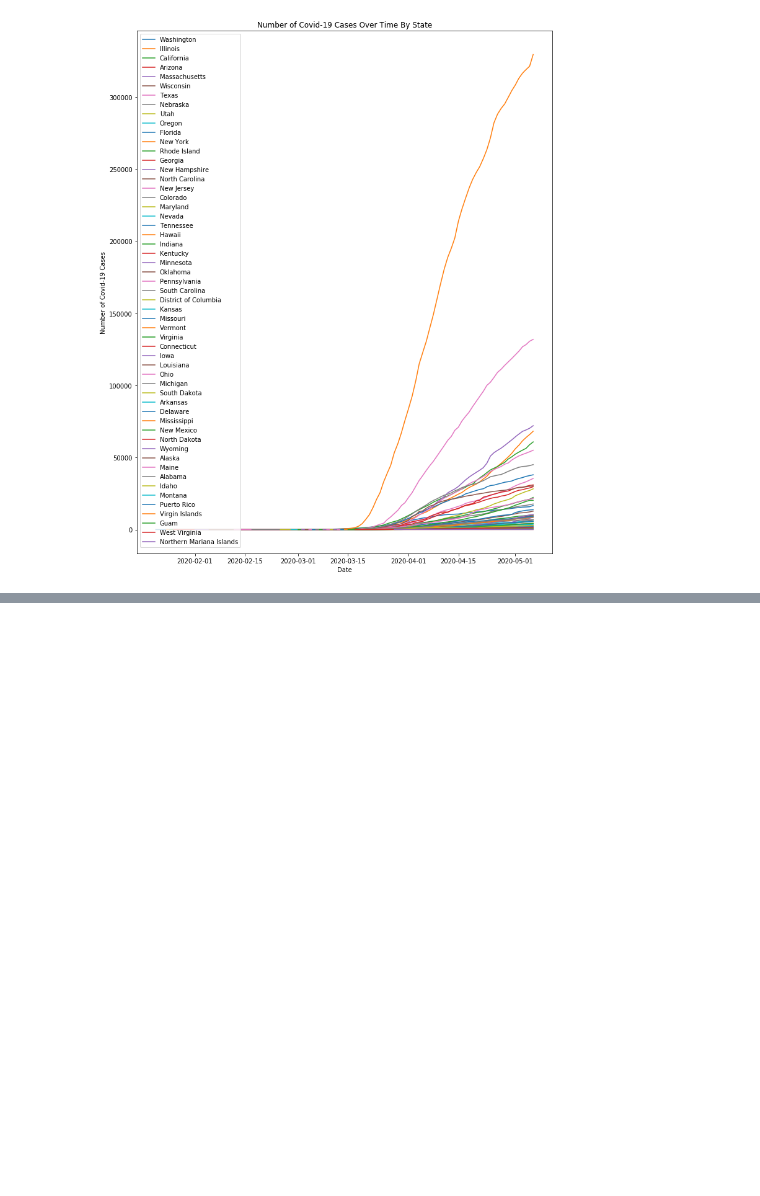
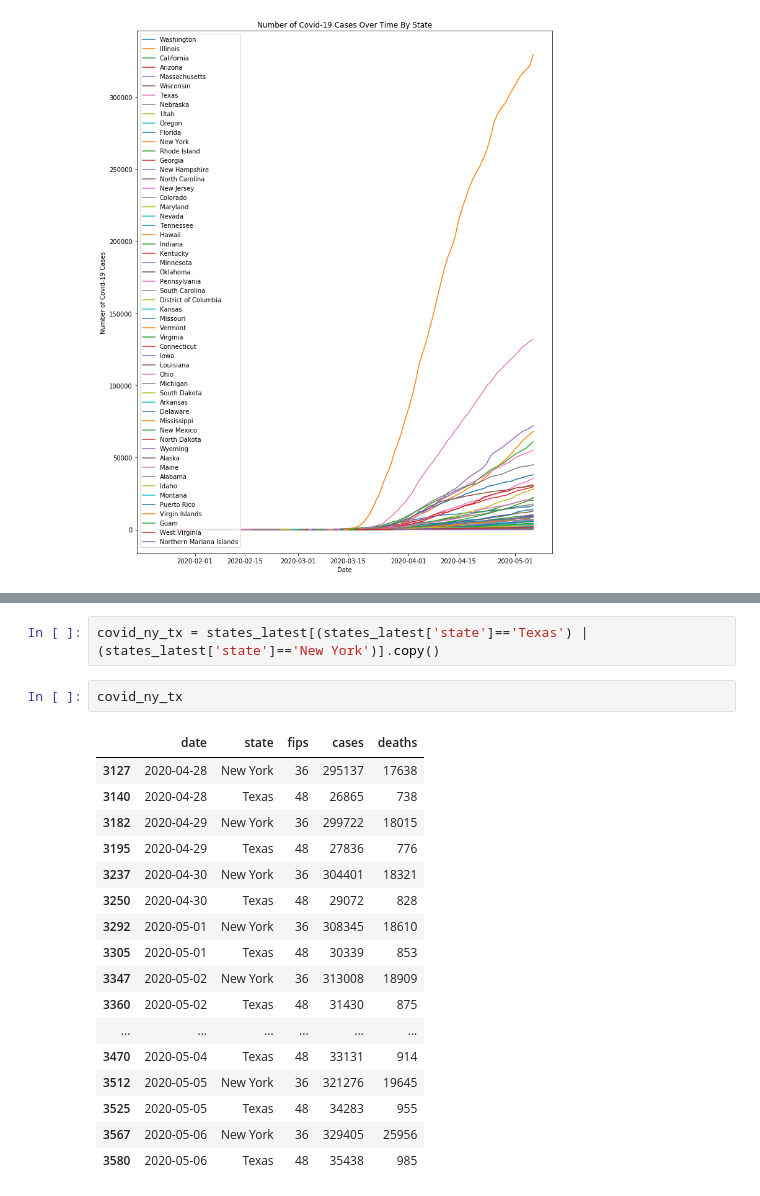
Before and after one commit to JulKelman/Sentiment-Analysis-of-Covid-19-Related-Tweets, a Jupyter notebook: julia/Covid-19 State Data .ipynb, the cells around one changed output, grey strips where cells are left out. Cells and saved outputs as stored; diff of their text form; blank space fills up the shorter version.

Commit message:
cleaned and created new covid and tweets csv files

```diff
--- a/julia/Covid-19 State Data .ipynb
+++ b/julia/Covid-19 State Data .ipynb
@@ -278,0 +288,22 @@ plt.legend([state for state in states['state'].unique()], loc='upper left');
+# %%
+covid_ny_tx = states_latest[(states_latest['state']=='Texas') | (states_latest['state']=='New York')].copy()
+# %%
+covid_ny_tx
+# %% [output]
+|  | date | state | fips | cases | deaths |
+| 3127 | 2020-04-28 | New York | 36 | 295137 | 17638 |
+| 3140 | 2020-04-28 | Texas | 48 | 26865 | 738 |
+| 3182 | 2020-04-29 | New York | 36 | 299722 | 18015 |
+| 3195 | 2020-04-29 | Texas | 48 | 27836 | 776 |
+| 3237 | 2020-04-30 | New York | 36 | 304401 | 18321 |
+| 3250 | 2020-04-30 | Texas | 48 | 29072 | 828 |
+| 3292 | 2020-05-01 | New York | 36 | 308345 | 18610 |
+| 3305 | 2020-05-01 | Texas | 48 | 30339 | 853 |
+| 3347 | 2020-05-02 | New York | 36 | 313008 | 18909 |
+| 3360 | 2020-05-02 | Texas | 48 | 31430 | 875 |
+| ... | ... | ... | ... | ... | ... |
+| 3470 | 2020-05-04 | Texas | 48 | 33131 | 914 |
+| 3512 | 2020-05-05 | New York | 36 | 321276 | 19645 |
+| 3525 | 2020-05-05 | Texas | 48 | 34283 | 955 |
+| 3567 | 2020-05-06 | New York | 36 | 329405 | 25956 |
+| 3580 | 2020-05-06 | Texas | 48 | 35438 | 985 |
```
Also changed, not shown: parts of 8 cells of this notebook, 5 other files.
